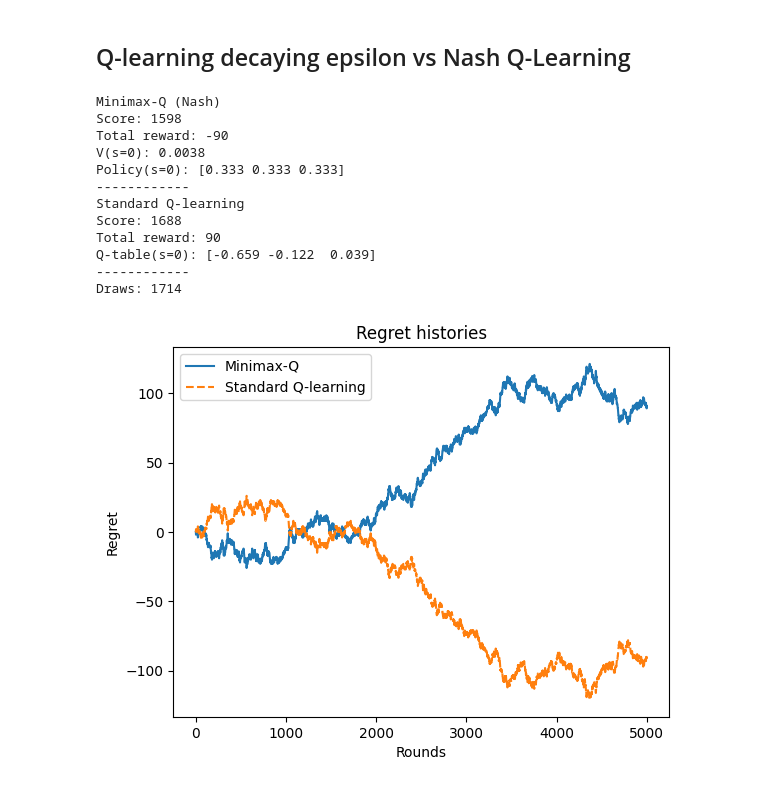
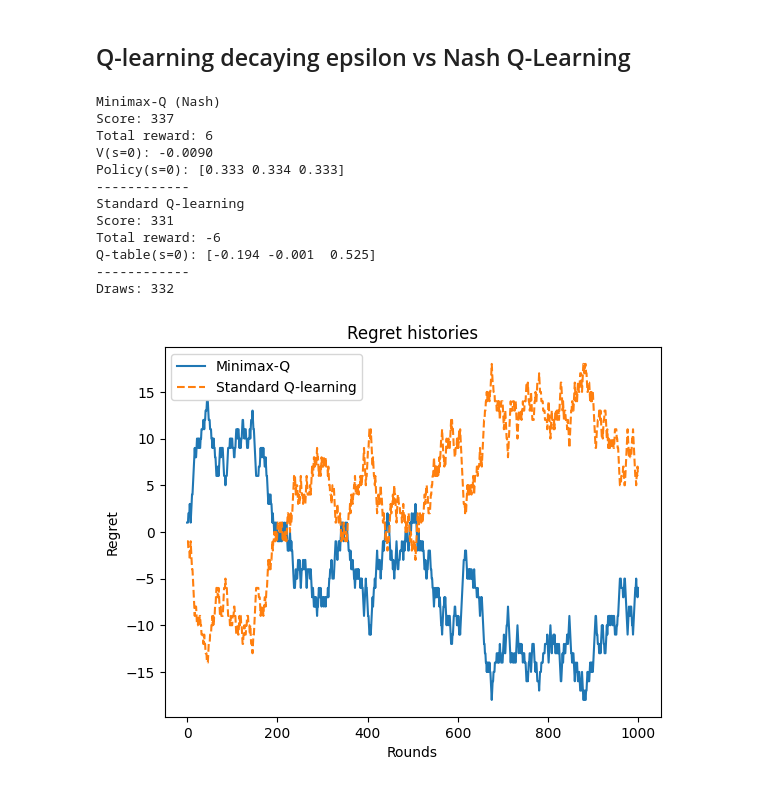
Before and after one commit to gpetrousov/adversarial_rl_demokritos, a Jupyter notebook: FP_and_RL_equilibria.ipynb, the cells around one changed output. Saved outputs shown, nothing was run; the diff lists cells and outputs as text; code cells hidden in the pictures.

```diff
--- a/FP_and_RL_equilibria.ipynb
+++ b/FP_and_RL_equilibria.ipynb
@@ -560,23 +560,36 @@ class Minimax_QLearning():
       gamma<float> - discount factor
     """
 
-    def __init__(self, states=[0], actions=[0, 1, 2], epsilon_init=0.9, epsilon_decay=0.949, epsilon_decay_strategy="exp", epsilon_threshold=0.05, alpha=0.1, gamma=0.9):
-            # Q-table: state -> 2D matrix (our_actions x opp_actions)
-            self.q_table = {state: np.zeros((len(actions), len(actions))) for state in states}
+    def __init__(
+            self,
+            states=[0],
+            actions=[0, 1, 2],
+            epsilon_init=0.9,
+            epsilon_decay=0.949,
+            epsilon_decay_strategy="exp",
+            epsilon_threshold=0.05,
+            alpha=0.1,
+            gamma=0.9):
+        """
+        Init the minimax Q-Learning agent.
+        """
+        # Q-table: state -> 2D matrix (our_actions x opp_actions)
+        self.q_table = {state: np.zeros((len(actions), len(actions))) for state in states}
 
-            # Policy table: state -> probability distribution over actions
-            self.pi = {state: [1.0/len(actions) for _ in actions] for state in states}
+        # Policy table: state -> probability distribution over actions
+        self.pi = {state: [1.0/len(actions) for _ in actions] for state in states}
 
-            # State Value table: V(s)
-            self.V = {state: 0.0 for state in states}
+        # State Value table: V(s)
+        self.V = {state: 0.0 for state in states}
 
-            self.epsilon = epsilon_init
-            self.epsilon_decay = epsilon_decay
-            self.epsilon_decay_strategy = epsilon_decay_strategy
-            self.epsilon_threshold = epsilon_threshold
-            self.alpha = alpha
-            self.gamma = gamma
-            self.action_space = actions
+        self.epsilon = epsilon_init
+        self.epsilon_decay = epsilon_decay
+        self.epsilon_decay_strategy = epsilon_decay_strategy
+        self.epsilon_threshold = epsilon_threshold
+        self.alpha = alpha
+        self.gamma = gamma
+        self.action_space = actions
+
 
     def action(self, state):
         """
@@ -604,6 +617,7 @@ class Minimax_QLearning():
         Observe env.
         opp_action - opponent's action
         """
+        pass
 
     def update_q_value(self, state, action, opp_action, reward, next_state):
             """
@@ -962,18 +976,18 @@ def qlearning_vs_minimax_q(rounds):
     print(f"Draws: {env.draws}")
     plot_regret(rounds, regret_history_agent1, "Minimax-Q", regret_history_agent2, "Standard Q-learning")
 # %%
-qlearning_vs_minimax_q(5000)
+qlearning_vs_minimax_q(1000)
 # %% [output]
 Minimax-Q (Nash)
-Score: 1598
-Total reward: -90
-V(s=0): 0.0038
-Policy(s=0): [0.333 0.333 0.333]
+Score: 337
+Total reward: 6
+V(s=0): -0.0090
+Policy(s=0): [0.333 0.334 0.333]
 ------------
 Standard Q-learning
-Score: 1688
-Total reward: 90
-Q-table(s=0): [-0.659 -0.122  0.039]
+Score: 331
+Total reward: -6
+Q-table(s=0): [-0.194 -0.001  0.525]
 ------------
-Draws: 1714
+Draws: 332
-[figure, old version]
+[figure, new version]
```
